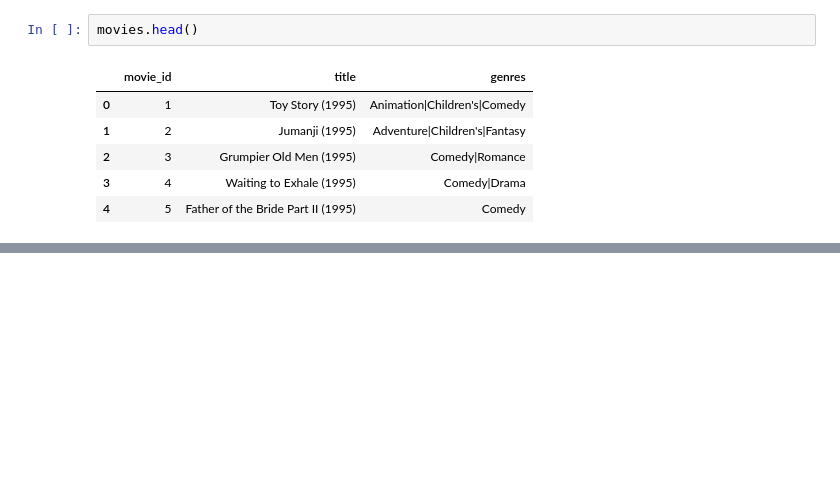
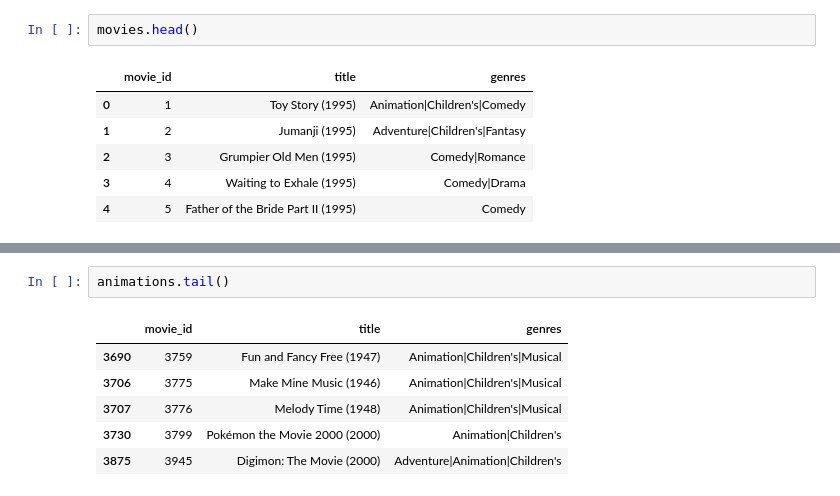
Before and after one commit to kiminhonawa/python, a Jupyter notebook: py20_movielens.ipynb, the cells around one changed output, grey strips where cells are left out. Drawn from its saved outputs; the diff is of its cells as text; blank space fills up the shorter version.

```diff
--- a/py20_movielens.ipynb
+++ b/py20_movielens.ipynb
@@ -46,0 +86,9 @@ movies.head()
+# %%
+animations.tail()
+# %% [output]
+|  | movie_id | title | genres |
+| 3690 | 3759 | Fun and Fancy Free (1947) | Animation|Children's|Musical |
+| 3706 | 3775 | Make Mine Music (1946) | Animation|Children's|Musical |
+| 3707 | 3776 | Melody Time (1948) | Animation|Children's|Musical |
+| 3730 | 3799 | Pokémon the Movie 2000 (2000) | Animation|Children's |
+| 3875 | 3945 | Digimon: The Movie (2000) | Adventure|Animation|Children's |
```
Also changed, not shown: parts of 18 cells of this notebook.
